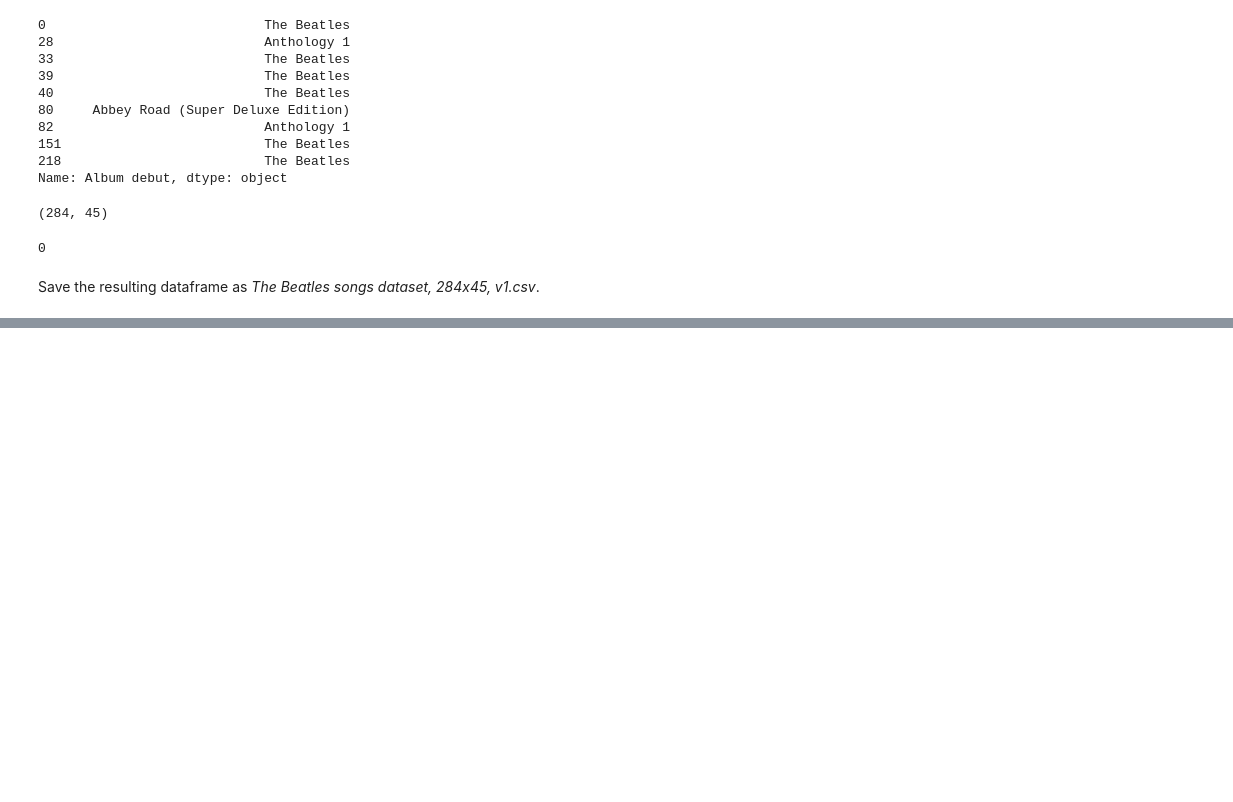
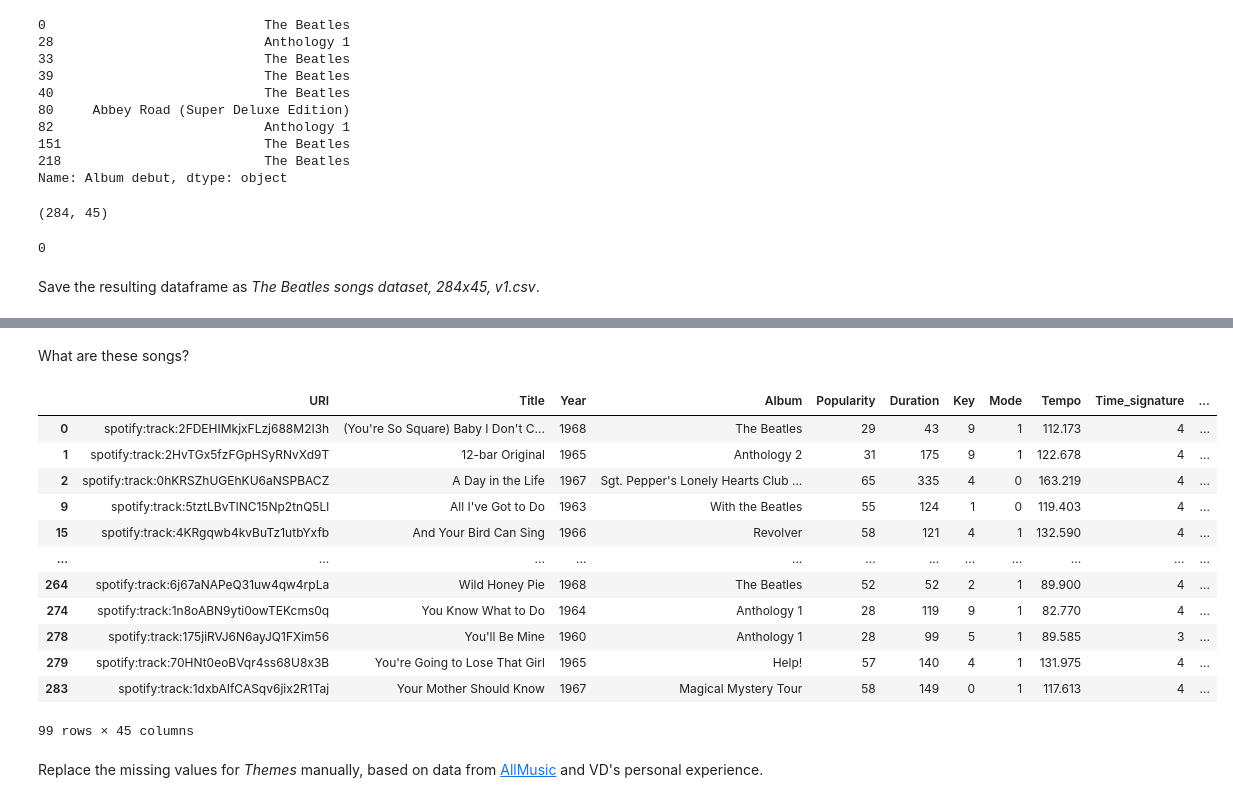
Before and after one commit to devedzic/spotipy-getting-started, a Jupyter notebook: notebooks/cleaning_The_Beatles_songs_dataset.ipynb, the cells around one changed output, grey strips where cells are left out. Cells and saved outputs as stored; diff of their text form; code cells hidden in the pictures; blank space fills up the shorter version.

```diff
--- a/notebooks/cleaning_The_Beatles_songs_dataset.ipynb
+++ b/notebooks/cleaning_The_Beatles_songs_dataset.ipynb
@@ -160,0 +554,2 @@ songs.to_csv('../data/The Beatles songs dataset, 284x45, v1.csv')
+# %%
+songs = pd.read_csv('../data/The Beatles songs dataset, 284x45, v5.csv')
@@ -160,0 +580,20 @@ songs.to_csv('../data/The Beatles songs dataset, 284x45, v1.csv')
+# %% [markdown]
+What are these songs?
+# %%
+display(songs.loc[songs.Themes.isnull()])
+# %% [output]
+|  | URI | Title | Year | Album | Popularity | Duration | Key | Mode | Tempo | Time_signature | ... |
+| 0 | spotify:track:2FDEHIMkjxFLzj688M2I3h | (You're So Square) Baby I Don't C... | 1968 | The Beatles | 29 | 43 | 9 | 1 | 112.173 | 4 | ... |
+| 1 | spotify:track:2HvTGx5fzFGpHSyRNvXd9T | 12-bar Original | 1965 | Anthology 2 | 31 | 175 | 9 | 1 | 122.678 | 4 | ... |
+| 2 | spotify:track:0hKRSZhUGEhKU6aNSPBACZ | A Day in the Life | 1967 | Sgt. Pepper's Lonely Hearts Club ... | 65 | 335 | 4 | 0 | 163.219 | 4 | ... |
+| 9 | spotify:track:5tztLBvTlNC15Np2tnQ5Ll | All I've Got to Do | 1963 | With the Beatles | 55 | 124 | 1 | 0 | 119.403 | 4 | ... |
+| 15 | spotify:track:4KRgqwb4kvBuTz1utbYxfb | And Your Bird Can Sing | 1966 | Revolver | 58 | 121 | 4 | 1 | 132.590 | 4 | ... |
+| ... | ... | ... | ... | ... | ... | ... | ... | ... | ... | ... | ... |
+| 264 | spotify:track:6j67aNAPeQ31uw4qw4rpLa | Wild Honey Pie | 1968 | The Beatles | 52 | 52 | 2 | 1 | 89.900 | 4 | ... |
+| 274 | spotify:track:1n8oABN9yti0owTEKcms0q | You Know What to Do | 1964 | Anthology 1 | 28 | 119 | 9 | 1 | 82.770 | 4 | ... |
+| 278 | spotify:track:175jiRVJ6N6ayJQ1FXim56 | You'll Be Mine | 1960 | Anthology 1 | 28 | 99 | 5 | 1 | 89.585 | 3 | ... |
+| 279 | spotify:track:70HNt0eoBVqr4ss68U8x3B | You're Going to Lose That Girl | 1965 | Help! | 57 | 140 | 4 | 1 | 131.975 | 4 | ... |
+| 283 | spotify:track:1dxbAIfCASqv6jix2R1Taj | Your Mother Should Know | 1967 | Magical Mystery Tour | 58 | 149 | 0 | 1 | 117.613 | 4 | ... |
+99 rows × 45 columns
+# %% [markdown]
+Replace the missing values for *Themes* manually, based on data from [AllMusic](https://www.allmusic.com/) and VD's personal experience.
```
Also changed, not shown: parts of 59 cells of this notebook.
